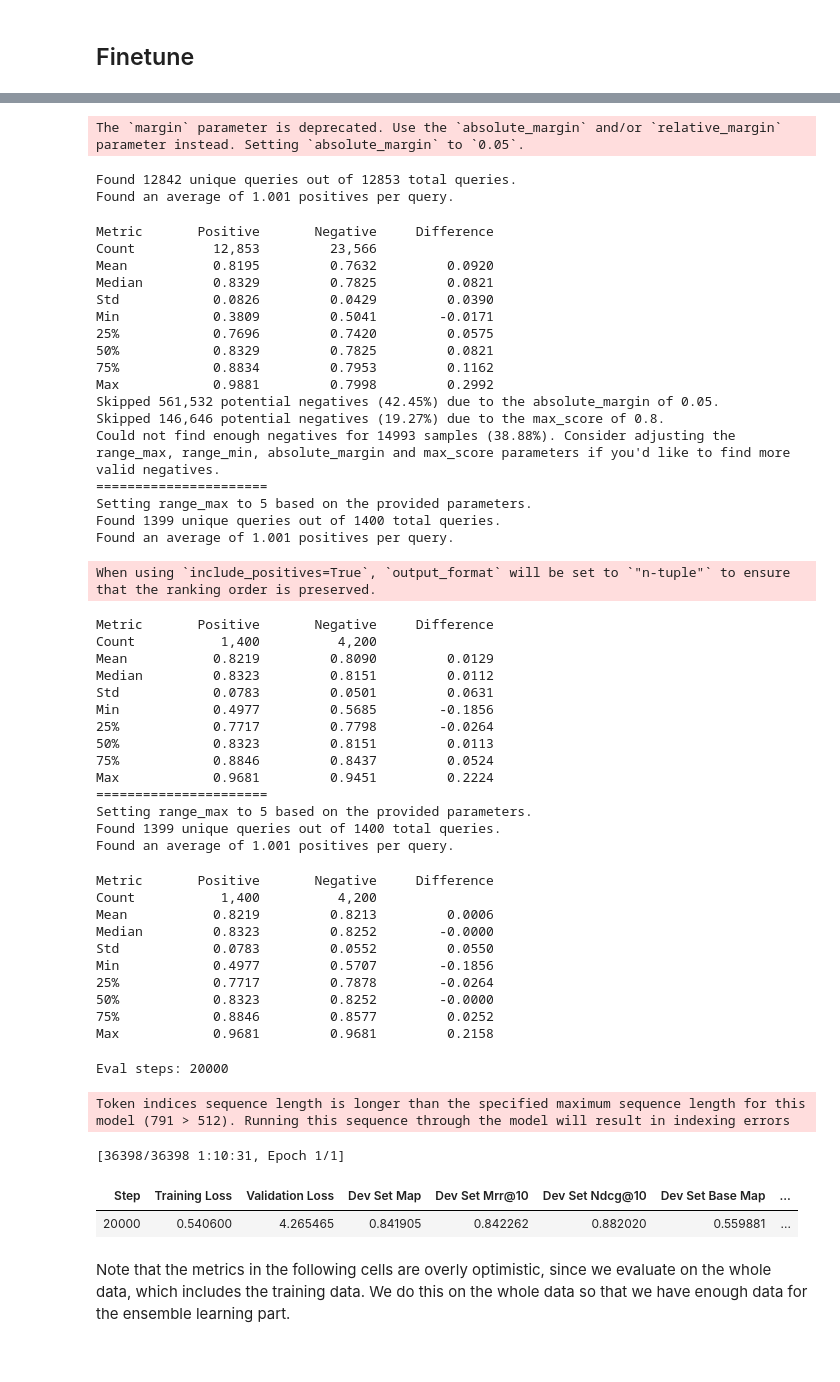
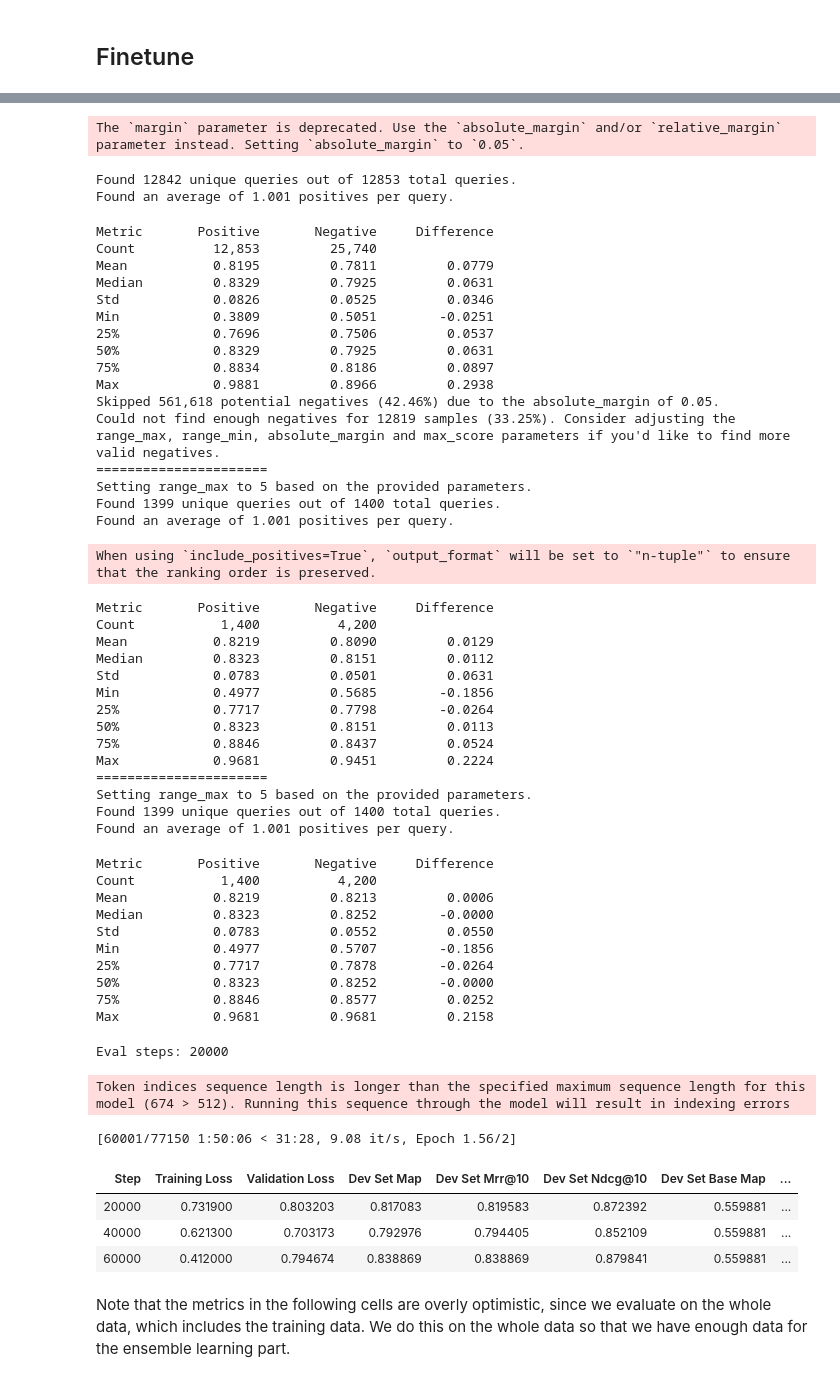
Before and after one commit to AIR25-CheckThat-Group1/CheckThat-ScientificClaimSourceRetrieval, a Jupyter notebook: reranking.ipynb, the cells around one changed output, grey strips where cells are left out. Drawn from its saved outputs; the diff is of its cells as text; code cells hidden in the pictures.

Commit message:
sticter embedding training notebook

```diff
--- a/reranking.ipynb
+++ b/reranking.ipynb
@@ -459,9 +459,9 @@ def get_hard_negatives(embedding_model_hard_negatives, num_hard_negatives, num_h
         train_dataset,
         embedding_model,
         num_negatives=num_hard_negatives,  # How many negatives per question-answer pair
-        range_min=5,  # Skip the x most similar samples
+        range_min=3,  # Skip the x most similar samples
         range_max=100,  # Consider only the x most similar samples
-        max_score=0.8,  # Only consider samples with a similarity score of at most x
+        max_score=0.95,  # Only consider samples with a similarity score of at most x
         margin=0.05,  # Similarity between query and negative samples should be x lower than query-positive similarity
         sampling_strategy="top",  # Randomly sample negatives from the range
         batch_size=batch_size,  # Use a batch size of 4096 for the embedding model
@@ -572,7 +572,7 @@ num_epochs = 2
 embedding_model_hard_negatives = "BAAI/bge-small-en-v1.5"
 
 
-experiment_name = f"_{embedding_model_hard_negatives.split('/')[-1]}_epochs{num_epochs}_crossentropyloss"
+experiment_name = f"_{embedding_model_hard_negatives.split('/')[-1]}_epochs{num_epochs}_crossentropyloss_stricter embedding"
 # %%
 num_hard_negatives = 5
 hard_train_dataset, hard_eval_dataset, hard_eval_dataset_evaluator = get_hard_negatives(embedding_model_hard_negatives, num_hard_negatives=num_hard_negatives, num_hard_negatives_eval=5, train_dataset=train_dataset, dev_dataset=dev_dataset, df_full=df_full, batch_size=64)
@@ -751,18 +750,17 @@ The `margin` parameter is deprecated. Use the `absolute_margin` and/or `relative
 Found 12842 unique queries out of 12853 total queries.
 Found an average of 1.001 positives per query.
 Metric       Positive       Negative     Difference
-Count          12,853         23,566
-Mean           0.8195         0.7632         0.0920
-Median         0.8329         0.7825         0.0821
-Std            0.0826         0.0429         0.0390
-Min            0.3809         0.5041        -0.0171
-25%            0.7696         0.7420         0.0575
-50%            0.8329         0.7825         0.0821
-75%            0.8834         0.7953         0.1162
-Max            0.9881         0.7998         0.2992
-Skipped 561,532 potential negatives (42.45%) due to the absolute_margin of 0.05.
-Skipped 146,646 potential negatives (19.27%) due to the max_score of 0.8.
-Could not find enough negatives for 14993 samples (38.88%). Consider adjusting the range_max, range_min, absolute_margin and max_score parameters if you'd like to find more valid negatives.
+Count          12,853         25,740
+Mean           0.8195         0.7811         0.0779
+Median         0.8329         0.7925         0.0631
+Std            0.0826         0.0525         0.0346
+Min            0.3809         0.5051        -0.0251
+25%            0.7696         0.7506         0.0537
+50%            0.8329         0.7925         0.0631
+75%            0.8834         0.8186         0.0897
+Max            0.9881         0.8966         0.2938
+Skipped 561,618 potential negatives (42.46%) due to the absolute_margin of 0.05.
+Could not find enough negatives for 12819 samples (33.25%). Consider adjusting the range_max, range_min, absolute_margin and max_score parameters if you'd like to find more valid negatives.
 ======================
 Setting range_max to 5 based on the provided parameters.
 Found 1399 unique queries out of 1400 total queries.
@@ -795,22 +793,24 @@ Max            0.9681         0.9681         0.2158
 # %%
 train_batch_size = 1
 max_length = 512
 model_to_finetune = "Alibaba-NLP/gte-multilingual-reranker-base"
 
 exp_runner = ExperimentRunner(
     model_to_finetune,
     train_batch_size,
-    1,
+    num_epochs,
     max_length,
     experiment_name=experiment_name
 )
 exp_runner.run_experiment(hard_train_dataset, hard_eval_dataset, hard_eval_dataset_evaluator, num_hard_negatives, trust_remote_code=True)
 # %% [output]
 Eval steps: 20000
-Token indices sequence length is longer than the specified maximum sequence length for this model (791 > 512). Running this sequence through the model will result in indexing errors
+Token indices sequence length is longer than the specified maximum sequence length for this model (674 > 512). Running this sequence through the model will result in indexing errors
-[36398/36398 1:10:31, Epoch 1/1]
+[60001/77150 1:50:06 < 31:28, 9.08 it/s, Epoch 1.56/2]
 | Step | Training Loss | Validation Loss | Dev Set Map | Dev Set Mrr@10 | Dev Set Ndcg@10 | Dev Set Base Map | ... |
-| 20000 | 0.540600 | 4.265465 | 0.841905 | 0.842262 | 0.882020 | 0.559881 | ... |
+| 20000 | 0.731900 | 0.803203 | 0.817083 | 0.819583 | 0.872392 | 0.559881 | ... |
+| 40000 | 0.621300 | 0.703173 | 0.792976 | 0.794405 | 0.852109 | 0.559881 | ... |
+| 60000 | 0.412000 | 0.794674 | 0.838869 | 0.838869 | 0.879841 | 0.559881 | ... |
 # %% [markdown]
 Note that the metrics in the following cells are overly optimistic, since we evaluate on the whole data, which includes the training data. We do this on the whole data so that we have enough data for the ensemble learning part.
 # %%
```
Also changed, not shown: parts of 12 cells of this notebook.
